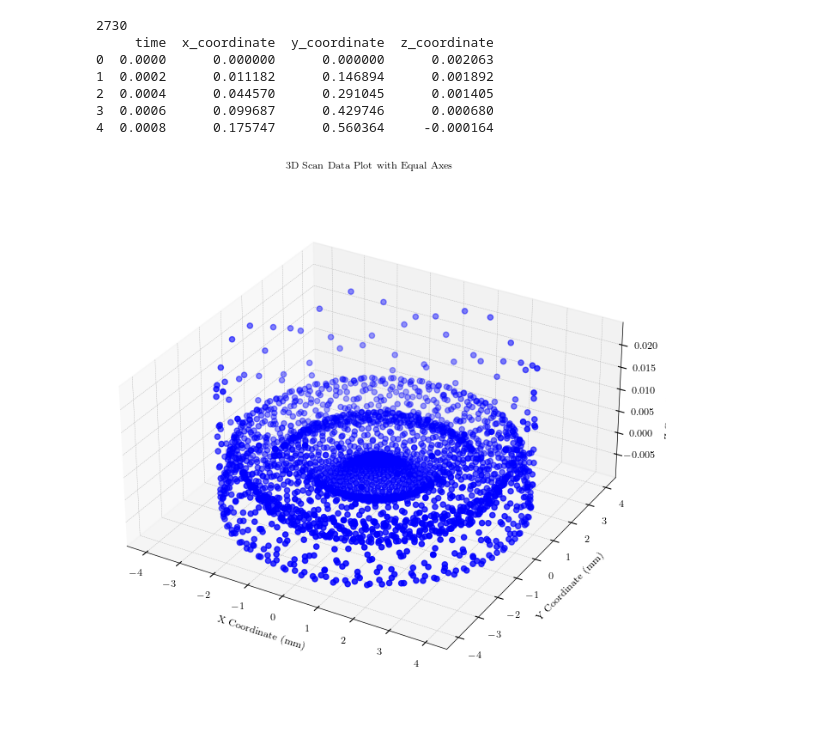
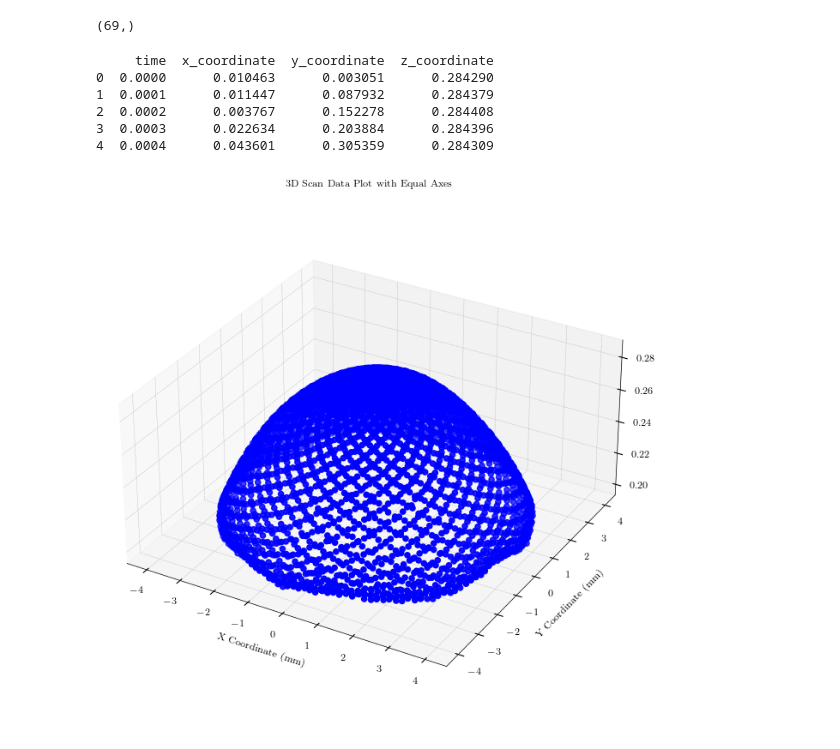
Before and after one commit to klaezhou/zernike, a Jupyter notebook: class/Zernike.ipynb, the cells around one changed output. Saved outputs shown, nothing was run; the diff lists cells and outputs as text; code cells hidden in the pictures.

```diff
--- a/class/Zernike.ipynb
+++ b/class/Zernike.ipynb
@@ -105,7 +85 @@ plt.show()
-# %%
-x=x_sp.flatten()
-y=y_sp.flatten()
-z=z_sp.flatten()
-rho = np.sqrt(x**2 + y**2)
-theta = np.arctan2(y, x)
 # %%
@@ -117,62 +115,59 @@ z_int=np.dot(zer.Zernike,beta)
+# %%
+alpha.shape
+# %% [output]
+(69,)
+# %%
+x_fix=x_fix.flatten()
+y_fix=y_fix.flatten()
+z_fix=z_fix.flatten()
+rho_fix = np.sqrt(x_fix**2 + y_fix**2)
+theta_fix = np.arctan2(y_fix, x_fix)
+zer3=Zer.Zer(10,total_samples,rho_fix,theta_fix)
+zer3.Construct_Zernike()
+C=zer3.Construct_C(t,3,10000,dZ_dx,dZ_dy)
+M=zer3.Construct_M(t,3,dZ_dx,dZ_dy)
+Wudi=zer3.Construct_bigmat()
+# %%
+beta=zer3.Regularization(beta_ref,z_fix)
+z_final=np.dot(zer2.Zernike,beta)
 # %%
 import numpy as np
 import pandas as pd
 import matplotlib.pyplot as plt
 from mpl_toolkits.mplot3d import Axes3D
+# %matplotlib widget
 
-# Constants
-R_SP = 4  # radius in mm
-T = 0.546  # period in seconds
-a = 16
-b = 33
-omega = 2 * np.pi / T
-total_samples = int(T * sampling_rate)  # total samples in one period
-print(total_samples)
-# Time array
-t = np.linspace(0, T, total_samples)
 
-# Scan pattern equations
-x_sp = R_SP * np.sin(a * omega * t)*np.sin(b * omega * t)
-y_sp = R_SP * np.cos(b * omega * t)*np.sin(a * omega * t)
-z_sp = (z_int-z).reshape(x_sp.shape)
-
-# Update the dataset with z-coordinate
-# Creating the dataset
+x_sp = x_fix.reshape(x_sp.shape)
+y_sp = y_fix.reshape(x_sp.shape)
+rho = np.sqrt(x_sp**2 + y_sp**2)
+theta = np.arctan2(y_sp, x_sp)
+zere= Zer.Zer(14,total_samples,rho,theta)
+zere.Construct_Zernike()
+z_exact=np.dot(zere.Zernike,loaded_beta)
+z_sp = (z_final).reshape(x_sp.shape)
 scan_data = pd.DataFrame({
-    'time': t,
+    'time': t_cun,
     'x_coordinate': x_sp,
     'y_coordinate': y_sp,
     'z_coordinate':z_sp
 })
 filtered_data = scan_data[(scan_data['x_coordinate'] != 0) & (scan_data['y_coordinate'] != 0)]
 print(scan_data.head())
-
-# Create a 3D plot
 fig = plt.figure(figsize=(8, 8))
 ax = fig.add_subplot(111, projection='3d')
-
-# Plotting the data
 ax.scatter(scan_data['x_coordinate'], scan_data['y_coordinate'], scan_data['z_coordinate'], c='blue', marker='o')
-
-# Setting equal aspect ratio
-ax.set_box_aspect([1,1,0.5])  # Equal aspect ratio
-
-# Labeling the axes
+ax.set_box_aspect([1,1,0.5])
 ax.set_xlabel('X Coordinate (mm)')
 ax.set_ylabel('Y Coordinate (mm)')
 ax.set_zlabel('Z Coordinate (mm)')
-
-# Setting the title
 ax.set_title('3D Scan Data Plot with Equal Axes')
-
-# Show plot
 plt.show()
 # %% [output]
-2730
      time  x_coordinate  y_coordinate  z_coordinate
-0  0.0000      0.000000      0.000000      0.002063
-1  0.0002      0.011182      0.146894      0.001892
-2  0.0004      0.044570      0.291045      0.001405
-3  0.0006      0.099687      0.429746      0.000680
-4  0.0008      0.175747      0.560364     -0.000164
+0  0.0000      0.010463      0.003051      0.284290
+1  0.0001      0.011447      0.087932      0.284379
+2  0.0002      0.003767      0.152278      0.284408
+3  0.0003      0.022634      0.203884      0.284396
+4  0.0004      0.043601      0.305359      0.284309
-[figure, old version]
+[figure, new version]
```
Also changed, not shown: parts of 10 cells of this notebook, 2 other files.
